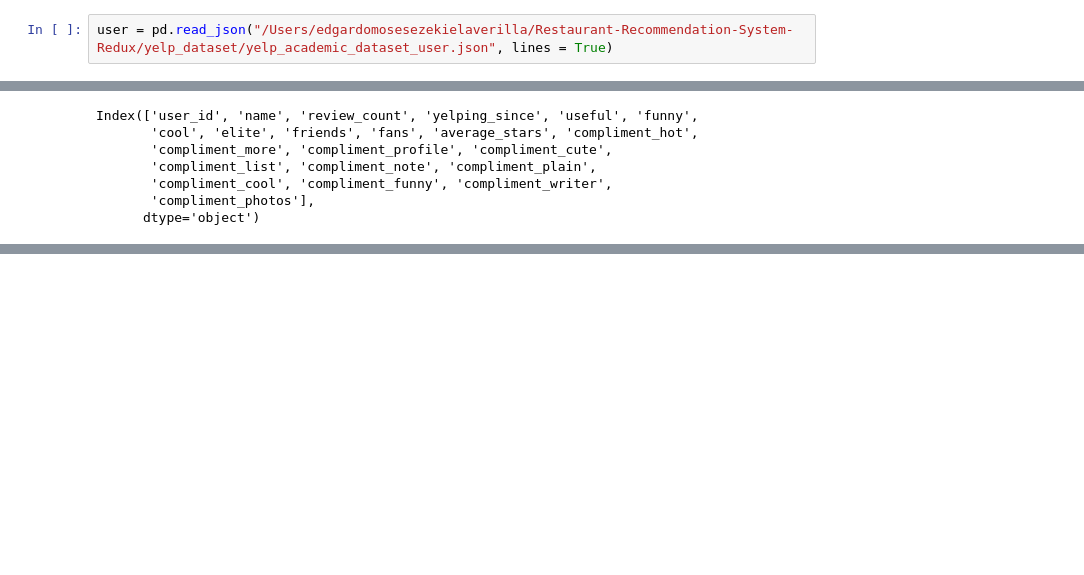
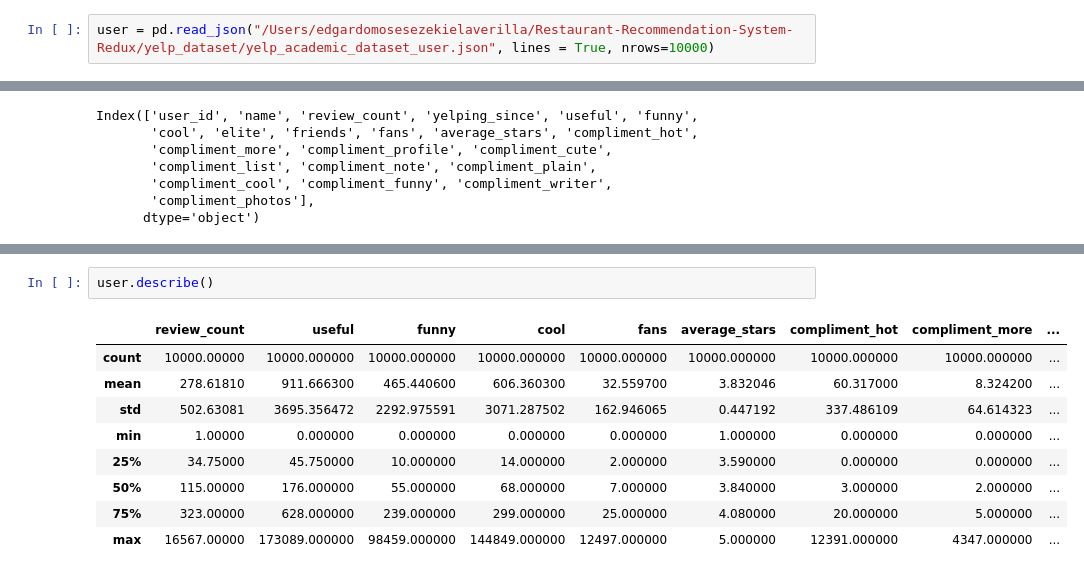
Before and after one commit to egaverilla-thestudent/Restaurant-Recommendation-System-Redux, a Jupyter notebook: notebooks/01_data_exploration.ipynb, the cells around one changed output, grey strips where cells are left out. Drawn from its saved outputs; the diff is of its cells as text; blank space fills up the shorter version.

```diff
--- a/notebooks/01_data_exploration.ipynb
+++ b/notebooks/01_data_exploration.ipynb
@@ -86,7 +78,7 @@ business.info
 # %% [markdown]
 User Dataset
 # %%
-user = pd.read_json("/Users/edgardomosesezekielaverilla/Restaurant-Recommendation-System-Redux/yelp_dataset/yelp_academic_dataset_user.json", lines = True)
+user = pd.read_json("/Users/edgardomosesezekielaverilla/Restaurant-Recommendation-System-Redux/yelp_dataset/yelp_academic_dataset_user.json", lines = True, nrows=10000)
 # %%
 user.head(3)
 # %% [output]
@@ -107,0 +124,12 @@ Index(['user_id', 'name', 'review_count', 'yelping_since', 'useful', 'funny',
+# %%
+user.describe()
+# %% [output]
+|  | review_count | useful | funny | cool | fans | average_stars | compliment_hot | compliment_more | ... |
+| count | 10000.00000 | 10000.000000 | 10000.000000 | 10000.000000 | 10000.000000 | 10000.000000 | 10000.000000 | 10000.000000 | ... |
+| mean | 278.61810 | 911.666300 | 465.440600 | 606.360300 | 32.559700 | 3.832046 | 60.317000 | 8.324200 | ... |
+| std | 502.63081 | 3695.356472 | 2292.975591 | 3071.287502 | 162.946065 | 0.447192 | 337.486109 | 64.614323 | ... |
+| min | 1.00000 | 0.000000 | 0.000000 | 0.000000 | 0.000000 | 1.000000 | 0.000000 | 0.000000 | ... |
+| 25% | 34.75000 | 45.750000 | 10.000000 | 14.000000 | 2.000000 | 3.590000 | 0.000000 | 0.000000 | ... |
+| 50% | 115.00000 | 176.000000 | 55.000000 | 68.000000 | 7.000000 | 3.840000 | 3.000000 | 2.000000 | ... |
+| 75% | 323.00000 | 628.000000 | 239.000000 | 299.000000 | 25.000000 | 4.080000 | 20.000000 | 5.000000 | ... |
+| max | 16567.00000 | 173089.000000 | 98459.000000 | 144849.000000 | 12497.000000 | 5.000000 | 12391.000000 | 4347.000000 | ... |
```
Also changed, not shown: parts of 34 cells of this notebook.
